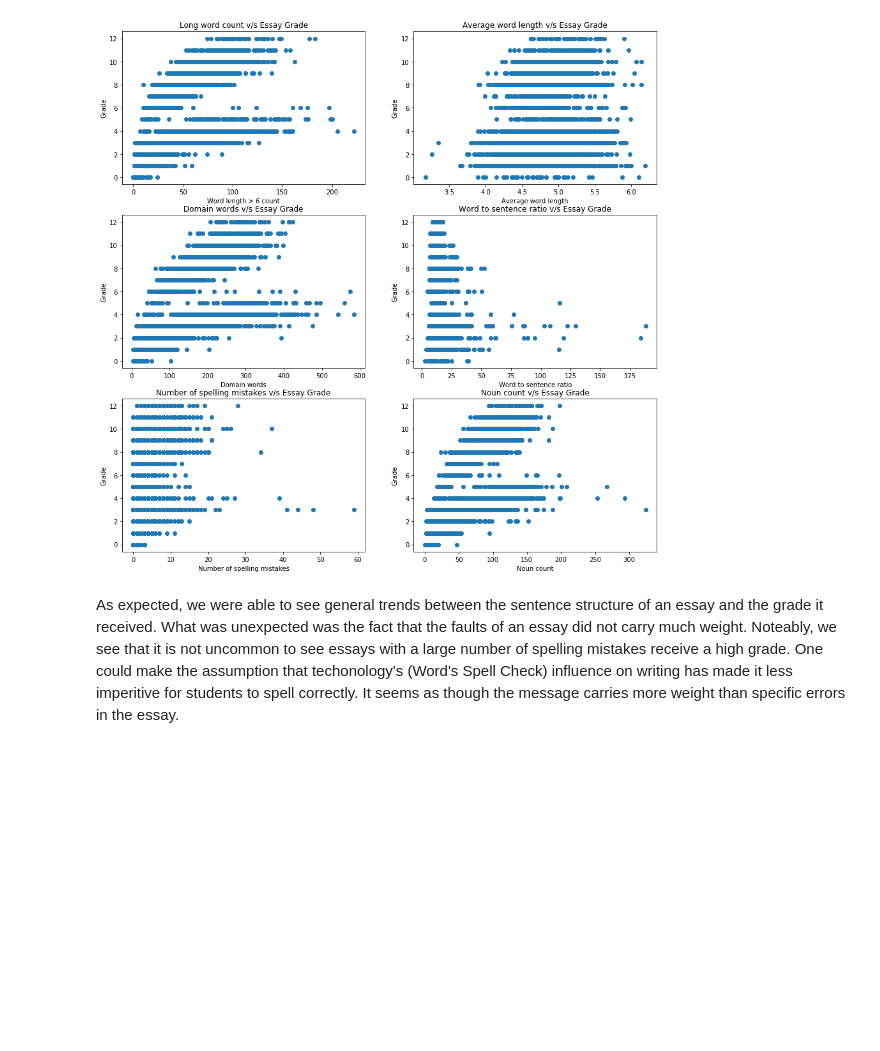
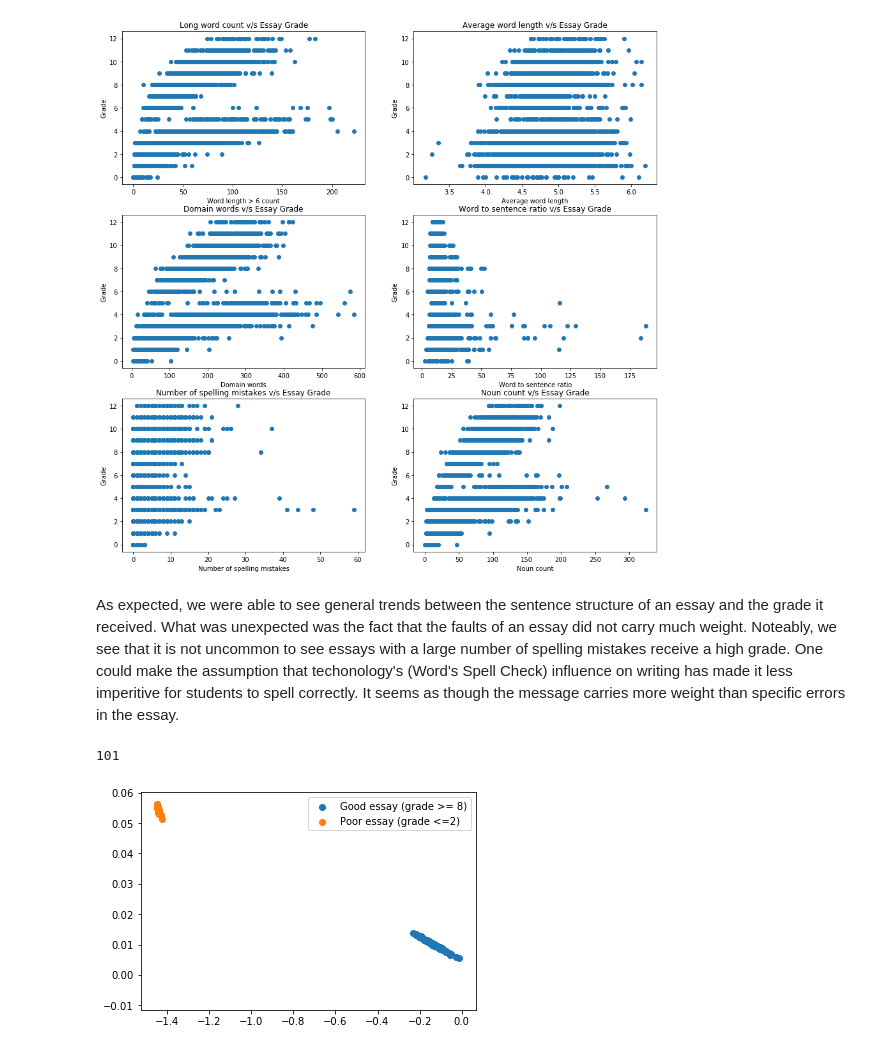
Before and after one commit to vasu5235/Kaggle-Automated-Essay-Checking-System, a Jupyter notebook: Data_Exploration.ipynb, the cells around one changed output. Cells and saved outputs as stored; diff of their text form; code cells hidden in the pictures; blank space fills up the shorter version.

Commit message:
Tested essays and used PCA

```diff
--- a/Data_Exploration.ipynb
+++ b/Data_Exploration.ipynb
@@ -96,0 +160,15 @@ As expected, we were able to see general trends between the sentence structure o
+# %%
+X_all['target'] = y_all
+goodessay = pd.DataFrame()
+pooressay = pd.DataFrame()
+
+for index,rows in X_all.iterrows():
+    if len(goodessay) == 100 and len(pooressay) == 100:
+        break
+    elif rows['target'] > 8 and len(goodessay) <= 100:
+        goodessay = goodessay.append(rows)
+    elif rows['target'] < 4 and len(pooressay) <= 100:
+        pooressay = pooressay.append(rows)
+print(len(pooressay))
+# %% [output]
+101
@@ -96,0 +201,31 @@ As expected, we were able to see general trends between the sentence structure o
+# %%
+vecs2 = something(essaypoor)
+vecs1 = something(essaygood)
+# %%
+p = vecs2[~np.isnan(vecs2).any(axis=1)]
+# %%
+from sklearn.decomposition import PCA
+
+pca1 = PCA(whiten=True)
+pca1.fit(vecs1)
+pcat1 = pca.transform(vecs1)
+
+pca2 = PCA(whiten=True)
+pca2.fit(p)
+pcat2 = pca.transform(p)
+# %%
+ys = [i[1] for i in pcat1]
+xs = [i[0] for i in pcat1]
+
+ys2 = [i[1] for i in pcat2]
+xs2 = [i[0] for i in pcat2]
+
+fig = plt.figure()
+ax1 = fig.add_subplot(111)
+
+ax1.scatter(xs,ys, label='Good essay (grade >= 8)')
+ax1.scatter(xs2,ys2, label = 'Poor essay (grade <=2)')
+plt.legend();
+plt.show()
+# %% [output]
+[figure, added]
```
Also changed, not shown: parts of 2 cells of this notebook, 2 other files.
